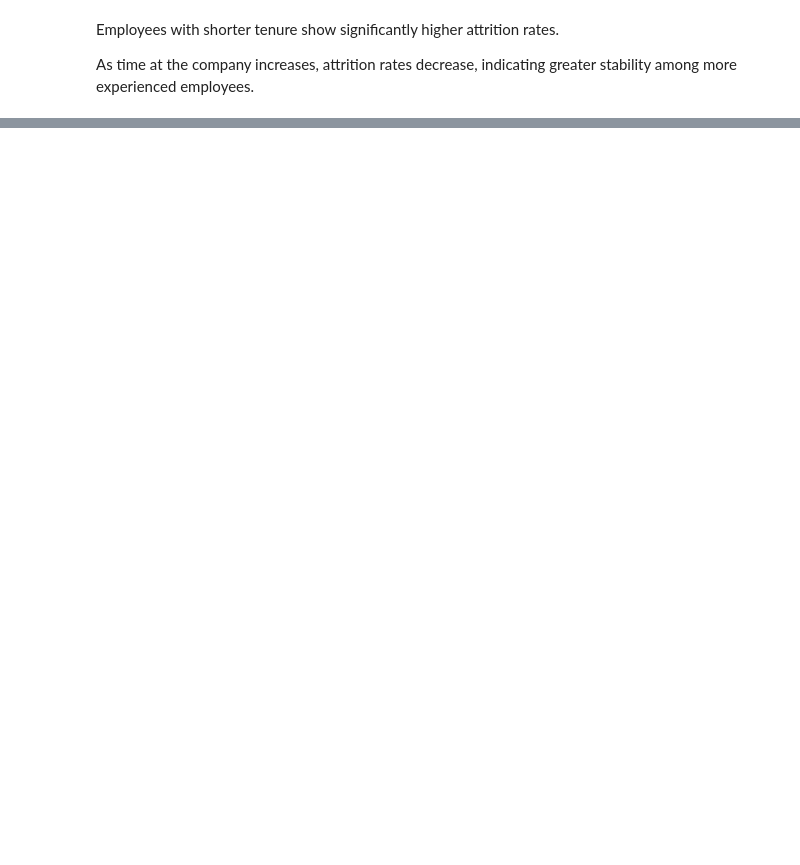
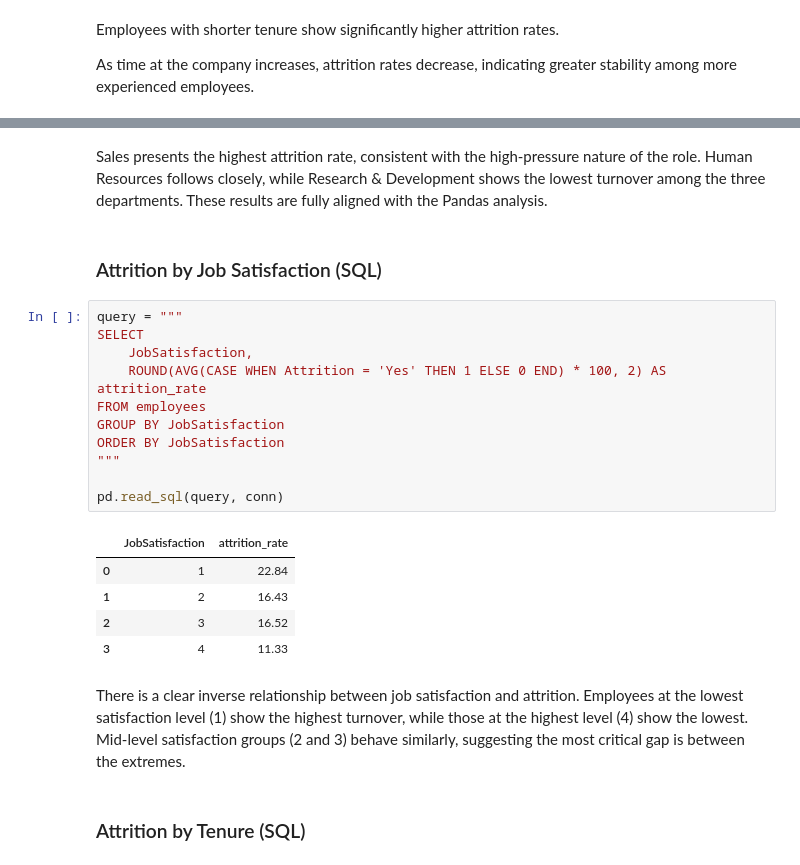
Before and after one commit to joaolouzada12/hr-employee-attrition-analysis, a Jupyter notebook: notebook/attrition_analysis.ipynb, the cells around one changed output, grey strips where cells are left out. Drawn from its saved outputs; the diff is of its cells as text; blank space fills up the shorter version.

```diff
--- a/notebook/attrition_analysis.ipynb
+++ b/notebook/attrition_analysis.ipynb
@@ -239,0 +382,25 @@ As time at the company increases, attrition rates decrease, indicating greater s
+# %% [markdown]
+Sales presents the highest attrition rate, consistent with the high-pressure nature of the role. Human Resources follows closely, while Research & Development shows the lowest turnover among the three departments. These results are fully aligned with the Pandas analysis.
+# %% [markdown]
+### Attrition by Job Satisfaction (SQL)
+# %%
+query = """
+SELECT
+    JobSatisfaction,
+    ROUND(AVG(CASE WHEN Attrition = 'Yes' THEN 1 ELSE 0 END) * 100, 2) AS attrition_rate
+FROM employees
+GROUP BY JobSatisfaction
+ORDER BY JobSatisfaction
+"""
+
+pd.read_sql(query, conn)
+# %% [output]
+|  | JobSatisfaction | attrition_rate |
+| 0 | 1 | 22.84 |
+| 1 | 2 | 16.43 |
+| 2 | 3 | 16.52 |
+| 3 | 4 | 11.33 |
+# %% [markdown]
+There is a clear inverse relationship between job satisfaction and attrition. Employees at the lowest satisfaction level (1) show the highest turnover, while those at the highest level (4) show the lowest. Mid-level satisfaction groups (2 and 3) behave similarly, suggesting the most critical gap is between the extremes.
+# %% [markdown]
+### Attrition by Tenure (SQL)
```
Also changed, not shown: parts of 29 cells of this notebook, 5 other files.
